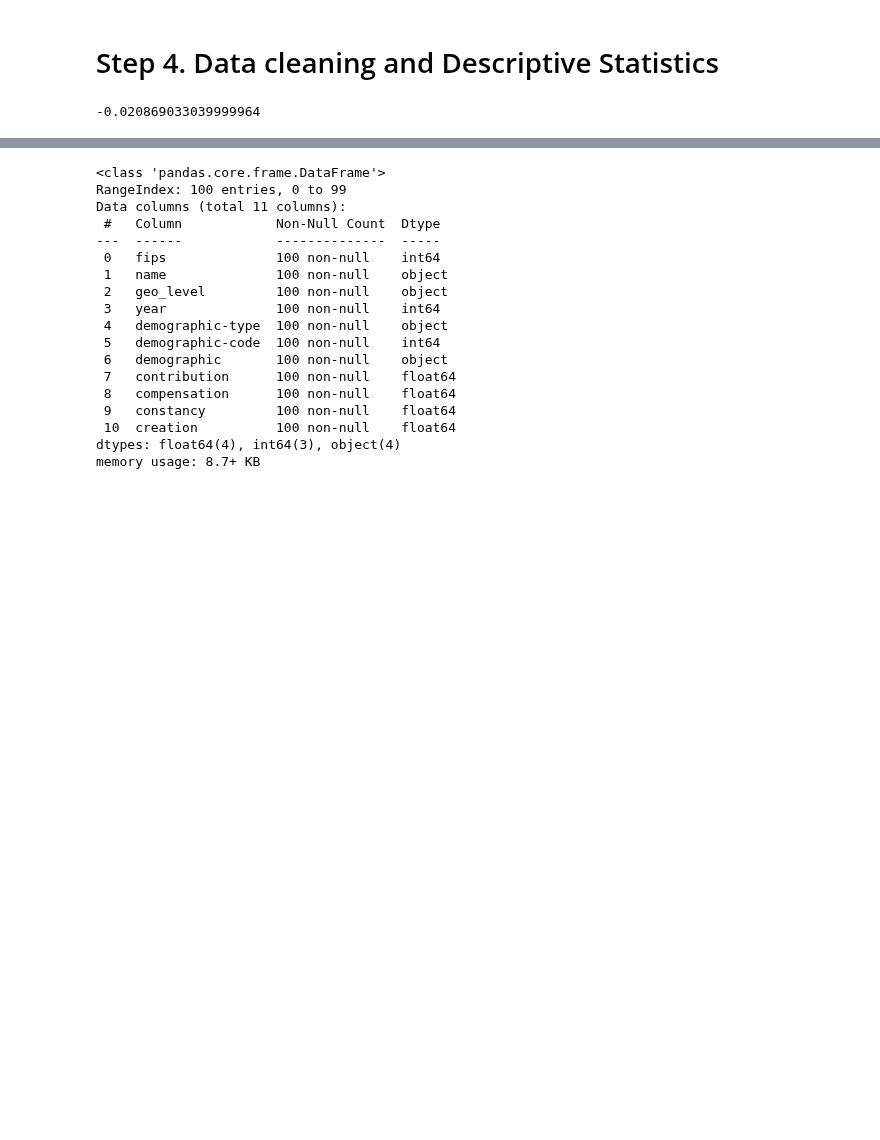
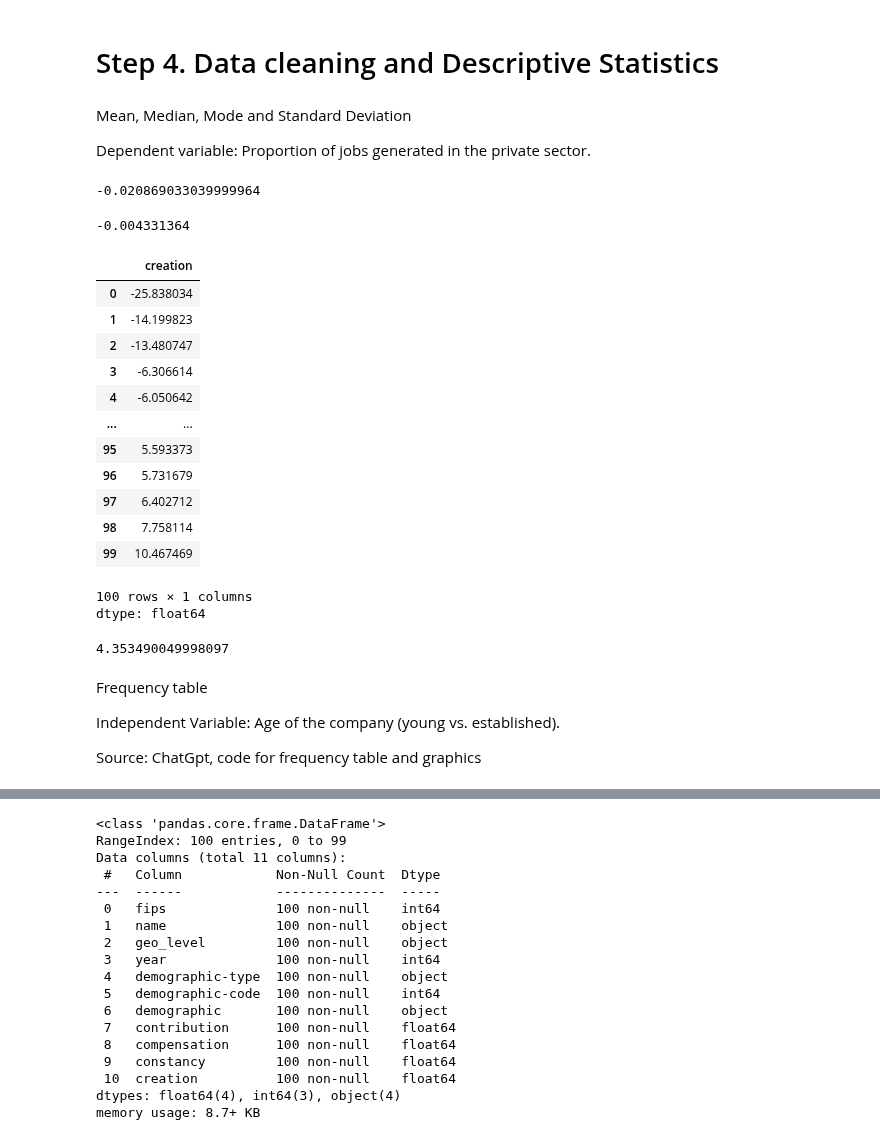
Before and after one commit to shirleyrutgers/DataVis, a Jupyter notebook: ps0.ipynb, the cells around one changed output, grey strips where cells are left out. Drawn from its saved outputs; the diff is of its cells as text; code cells hidden in the pictures; blank space fills up the shorter version.

```diff
--- a/ps0.ipynb
+++ b/ps0.ipynb
@@ -180,8 +184,43 @@ eji_nj2001_2020[["year","demographic","creation"]][0:5] #subset or slice
 | 4 | 2001 | Ages 11+ | -6.306614 |
 # %% [markdown]
 # Step 4. Data cleaning and Descriptive Statistics
-# %%
-eji_nj2001_2020["creation"].mean() # median, mode, stdev
-# for frequency table, how many times we have each data
-# %% [output]
--0.020869033039999964
+# %% [markdown]
+Mean, Median, Mode and Standard Deviation
+
+Dependent variable: Proportion of jobs generated in the private sector.
+# %%
+# median, mode, stdev
+eji_nj2001_2020["creation"].mean()
+# %% [output]
+-0.020869033039999964
+# %%
+eji_nj2001_2020["creation"].median()
+# %% [output]
+-0.004331364
+# %%
+eji_nj2001_2020["creation"].mode()
+# %% [output]
+|  | creation |
+| 0 | -25.838034 |
+| 1 | -14.199823 |
+| 2 | -13.480747 |
+| 3 | -6.306614 |
+| 4 | -6.050642 |
+| ... | ... |
+| 95 | 5.593373 |
+| 96 | 5.731679 |
+| 97 | 6.402712 |
+| 98 | 7.758114 |
+| 99 | 10.467469 |
+100 rows × 1 columns
+dtype: float64
+# %%
+eji_nj2001_2020["creation"].std()
+# %% [output]
+4.353490049998097
+# %% [markdown]
+Frequency table
+
+Independent Variable: Age of the company (young vs. established).
+
+Source: ChatGpt, code for frequency table and graphics
```
Also changed, not shown: parts of 9 cells of this notebook.
